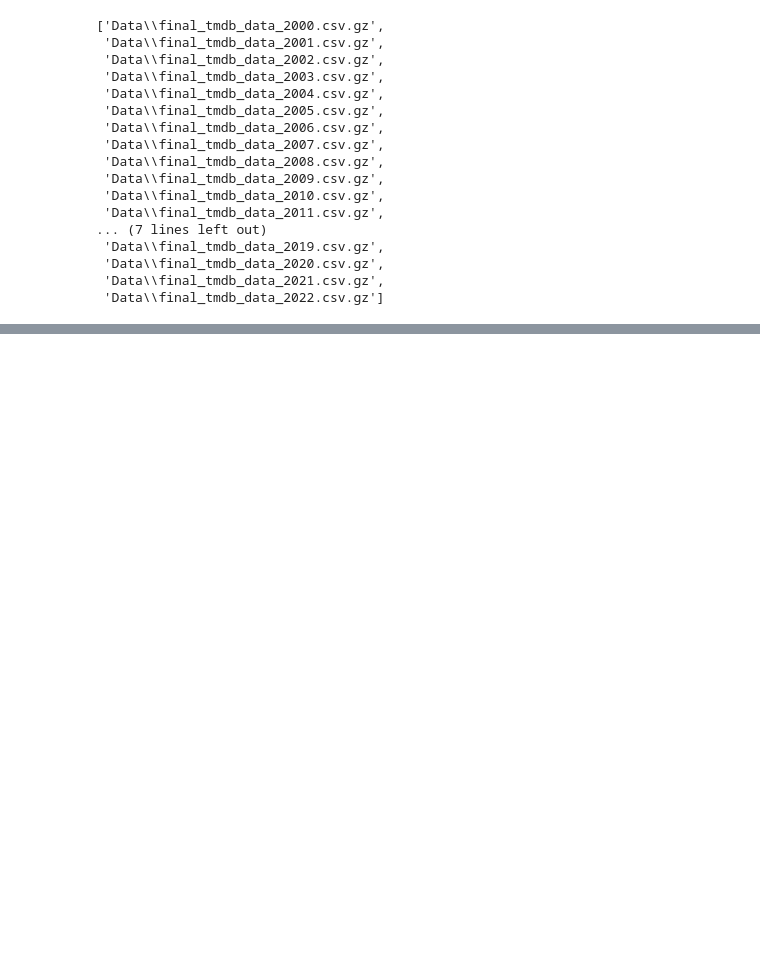
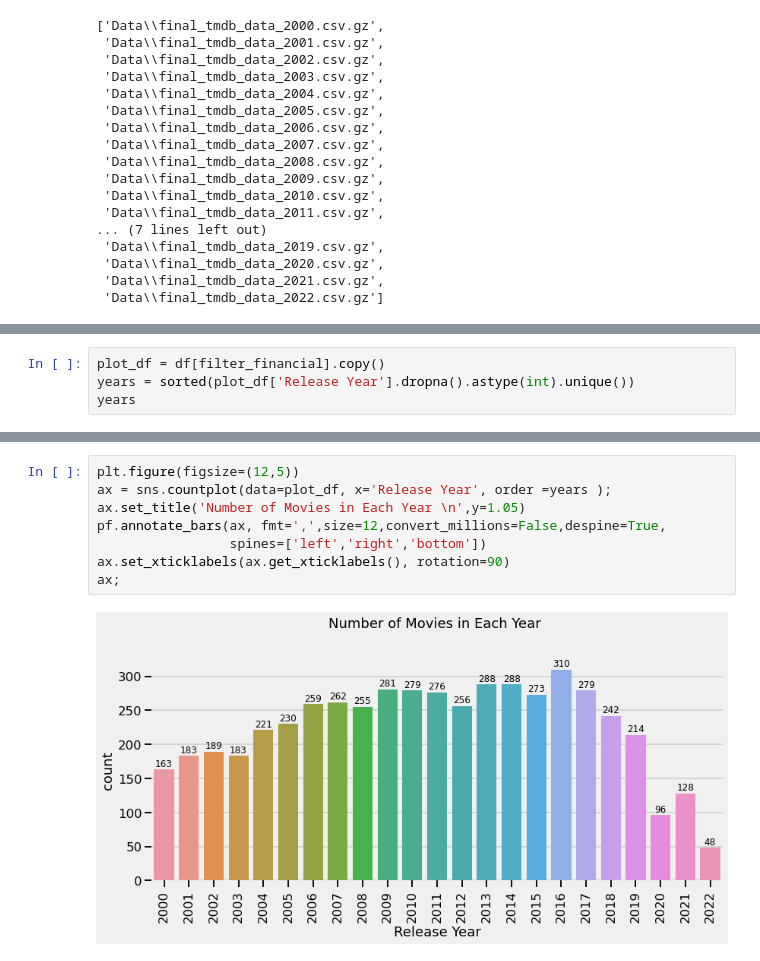
Before and after one commit to cole-beach/What-Makes-A-Movie-Successful, a Jupyter notebook: What Makes a Movie Successful - Part 02B - EDA Overview.ipynb, the cells around one changed output, grey strips where cells are left out. Saved outputs shown, nothing was run; the diff lists cells and outputs as text; blank space fills up the shorter version.

```diff
--- a/What Makes a Movie Successful - Part 02B - EDA Overview.ipynb
+++ b/What Makes a Movie Successful - Part 02B - EDA Overview.ipynb
@@ -175,0 +218,4 @@ Name: certification, Length: 2488, dtype: object
+# %%
+plot_df = df[filter_financial].copy()
+years = sorted(plot_df['Release Year'].dropna().astype(int).unique())
+years
@@ -175,0 +240,10 @@ Name: certification, Length: 2488, dtype: object
+# %%
+plt.figure(figsize=(12,5))
+ax = sns.countplot(data=plot_df, x='Release Year', order =years );
+ax.set_title('Number of Movies in Each Year \n',y=1.05)
+pf.annotate_bars(ax, fmt=',',size=12,convert_millions=False,despine=True,
+                 spines=['left','right','bottom'])
+ax.set_xticklabels(ax.get_xticklabels(), rotation=90)
+ax;
+# %% [output]
+[figure, added]
```
Also changed, not shown: parts of 32 cells of this notebook, 3 other files.
